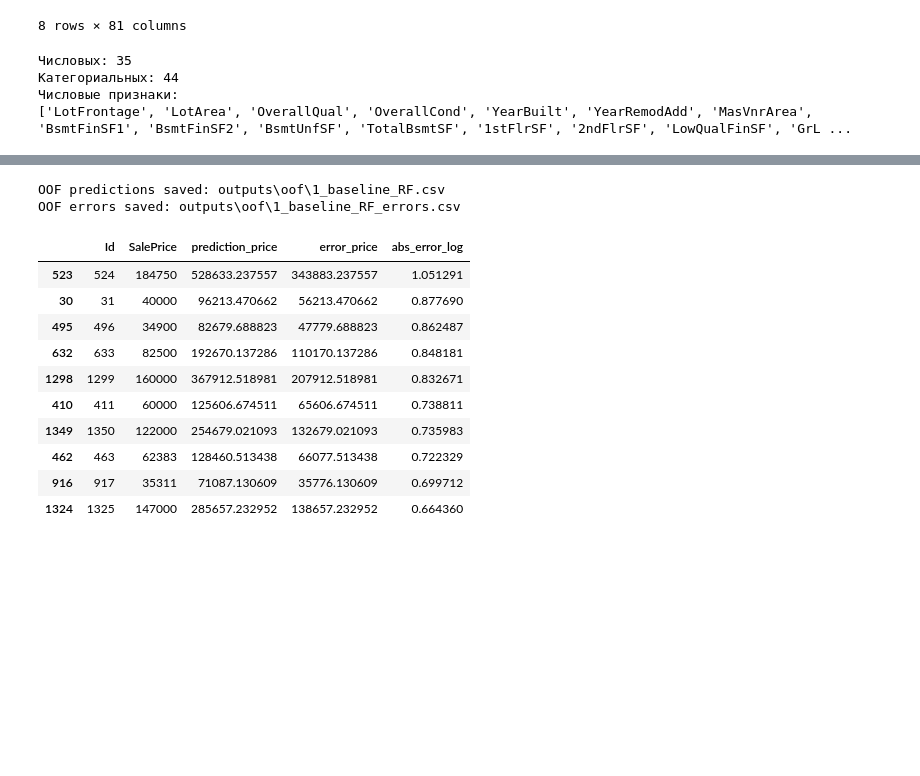
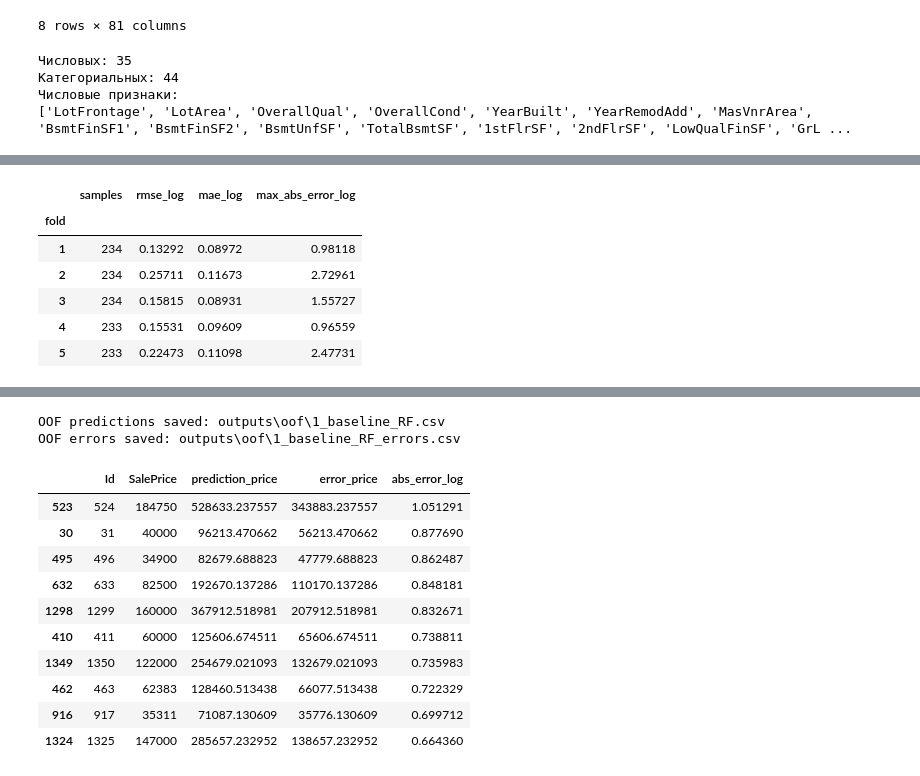
Before and after one commit to AntonUkhabin/House_Prices_Kaggle, a Jupyter notebook: draft.ipynb, the cells around one changed output, grey strips where cells are left out. Cells and saved outputs as stored; diff of their text form; code cells hidden in the pictures; blank space fills up the shorter version.

```diff
--- a/draft.ipynb
+++ b/draft.ipynb
@@ -160,0 +248,98 @@ OOF RMSE(log): 0.14762
+# %%
+def format_dollars(value):
+    return f'${value:,.2f}'
+
+oof_analysis = train_cv_df[['Id', 'SalePrice']].copy()
+
+oof_analysis['fold'] = fold_ids + 1
+oof_analysis['actual_log'] = np.log(oof_analysis['SalePrice'])
+oof_analysis['prediction_log'] = oof_predictions
+oof_analysis['prediction_price'] = np.exp(oof_predictions)
+
+oof_analysis['error_log'] = (
+    oof_analysis['prediction_log']
+    - oof_analysis['actual_log']
+)
+
+oof_analysis['abs_error_log'] = oof_analysis['error_log'].abs()
+oof_analysis['squared_error_log'] = oof_analysis['error_log'] ** 2
+
+fold_error_summary = (
+    oof_analysis
+    .groupby('fold')
+    .agg(
+        samples=('Id', 'size'),
+        mae_log=('abs_error_log', 'mean'),
+        mean_squared_error_log=('squared_error_log', 'mean'),
+        max_abs_error_log=('abs_error_log', 'max'),
+    )
+)
+
+fold_error_summary['rmse_log'] = np.sqrt(
+    fold_error_summary['mean_squared_error_log']
+)
+
+fold_error_summary = fold_error_summary[
+    [
+        'samples',
+        'rmse_log',
+        'mae_log',
+        'max_abs_error_log',
+    ]
+]
+
+largest_errors = (
+    oof_analysis
+    .sort_values(
+        ['fold', 'abs_error_log'],
+        ascending=[True, False],
+    )
+    .groupby('fold')
+    .head(5)
+)
+
+display(fold_error_summary.round(5))
+
+largest_errors_display = largest_errors[
+    [
+        'fold',
+        'Id',
+        'SalePrice',
+        'prediction_price',
+        'error_log',
+        'abs_error_log',
+    ]
+]
+
+display(
+    largest_errors_display.style.format({
+        'SalePrice': format_dollars,
+        'prediction_price': format_dollars,
+        'error_log': '{:.5f}',
+        'abs_error_log': '{:.5f}',
+    })
+)
+
+influential_houses = oof_analysis[
+    oof_analysis['Id'].isin([524, 1299])
+]
+
+display(
+    influential_houses.style.format({
+        'SalePrice': format_dollars,
+        'prediction_price': format_dollars,
+        'actual_log': '{:.5f}',
+        'prediction_log': '{:.5f}',
+        'error_log': '{:.5f}',
+        'abs_error_log': '{:.5f}',
+        'squared_error_log': '{:.5f}',
+    })
+)
+# %% [output]
+|  | samples | rmse_log | mae_log | max_abs_error_log |
+| fold |  |  |  |  |
+| 1 | 234 | 0.13292 | 0.08972 | 0.98118 |
+| 2 | 234 | 0.25711 | 0.11673 | 2.72961 |
+| 3 | 234 | 0.15815 | 0.08931 | 1.55727 |
+| 4 | 233 | 0.15531 | 0.09609 | 0.96559 |
+| 5 | 233 | 0.22473 | 0.11098 | 2.47731 |
```
Also changed, not shown: parts of 6 cells of this notebook, 5 other files.
